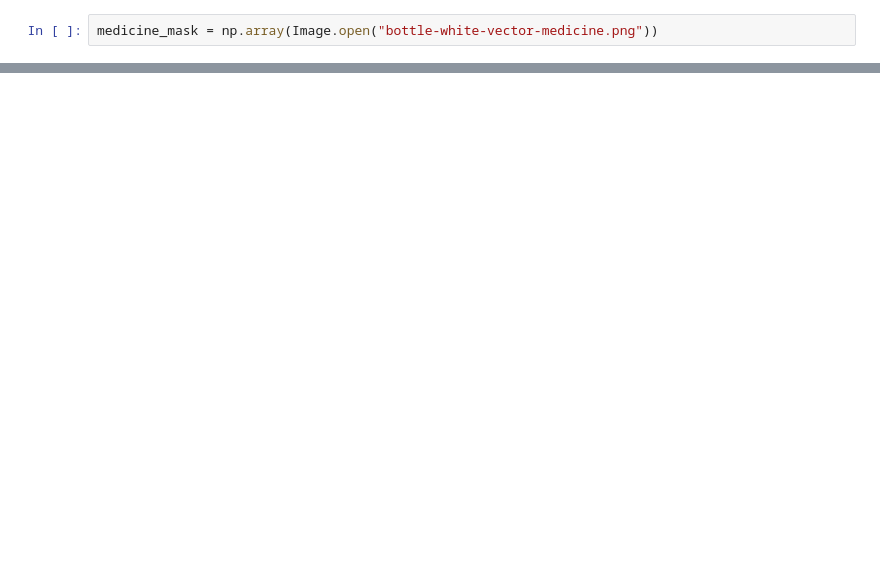
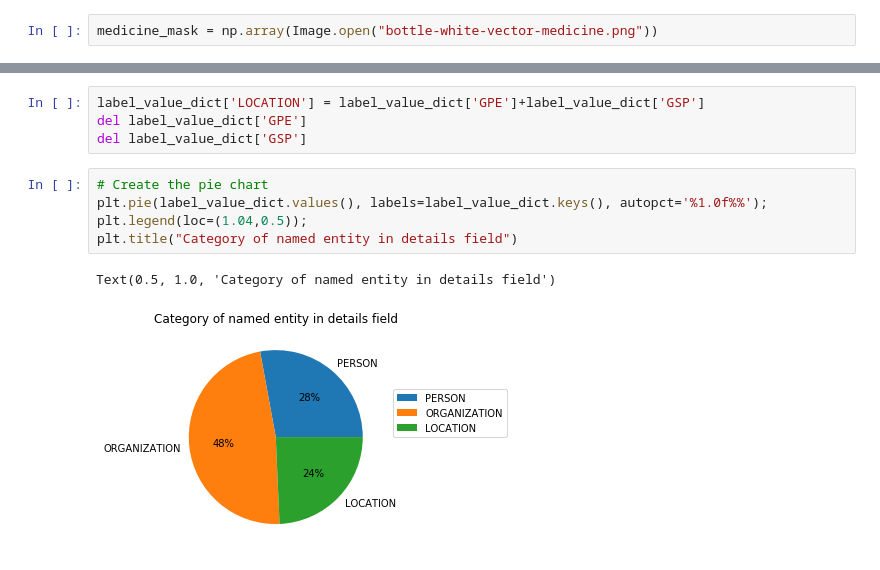
Before and after one commit to meevans1/PortsmouthHospitalTrust, a Jupyter notebook: nlp_of_patient_medicine_safety_events_at_QA/wordcloud_of_patient_medicine_safety_events_at_QA.ipynb, the cells around one changed output, grey strips where cells are left out. Drawn from its saved outputs; the diff is of its cells as text; blank space fills up the shorter version.

Commit message:
Added division_care_group_location + correlations + naive_bayes

```diff
--- a/nlp_of_patient_medicine_safety_events_at_QA/wordcloud_of_patient_medicine_safety_events_at_QA.ipynb
+++ b/nlp_of_patient_medicine_safety_events_at_QA/wordcloud_of_patient_medicine_safety_events_at_QA.ipynb
@@ -80,0 +129,12 @@ vectors = [dictionary.doc2bow(text) for text in lemmatized_corpus]
+# %%
+label_value_dict['LOCATION'] = label_value_dict['GPE']+label_value_dict['GSP']
+del label_value_dict['GPE']
+del label_value_dict['GSP']
+# %%
+# Create the pie chart
+plt.pie(label_value_dict.values(), labels=label_value_dict.keys(), autopct='%1.0f%%');
+plt.legend(loc=(1.04,0.5));
+plt.title("Category of named entity in details field")
+# %% [output]
+Text(0.5, 1.0, 'Category of named entity in details field')
+[figure, added]
```
Also changed, not shown: parts of 12 cells of this notebook, 5 other files.
